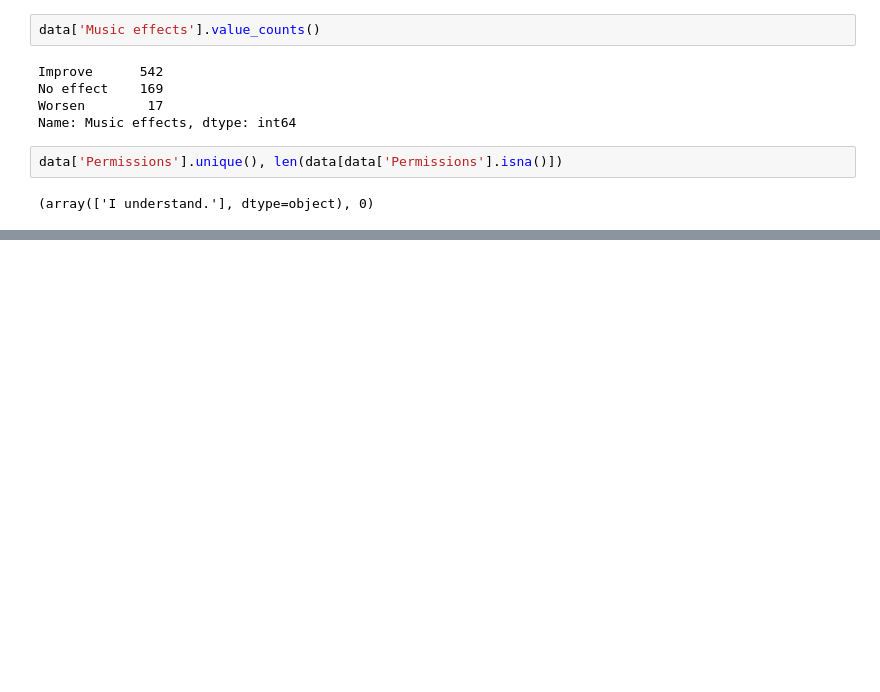
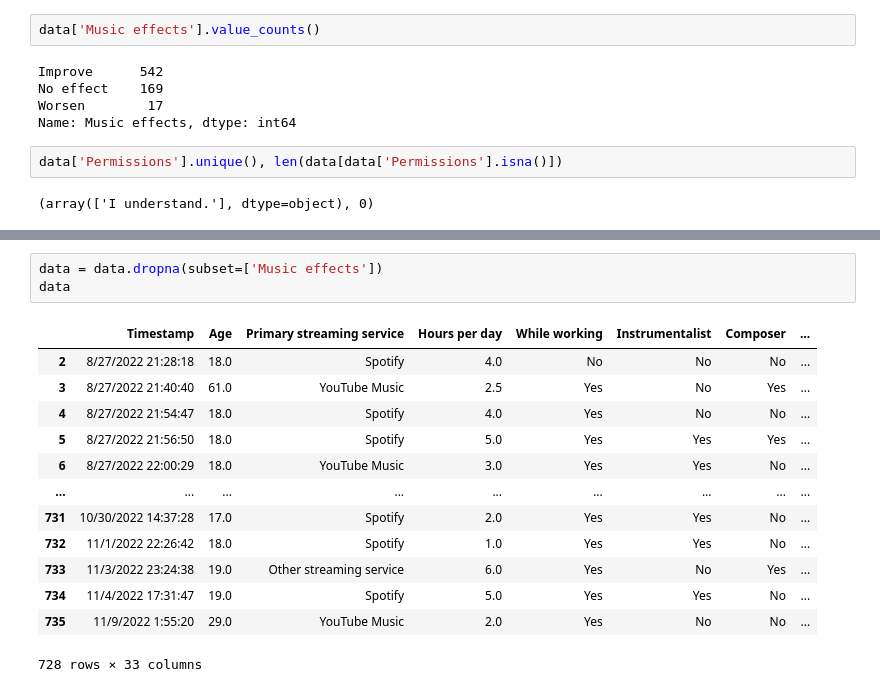
Before and after one commit to MargueriteSzabo/music_mentalhealth, a Jupyter notebook: notebooks/EDA.ipynb, the cells around one changed output, grey strips where cells are left out. Cells and saved outputs as stored; diff of their text form; blank space fills up the shorter version.

```diff
--- a/notebooks/EDA.ipynb
+++ b/notebooks/EDA.ipynb
@@ -240,0 +280,17 @@ data['Permissions'].unique(), len(data[data['Permissions'].isna()])
+# %%
+data = data.dropna(subset=['Music effects'])
+data
+# %% [output]
+|  | Timestamp | Age | Primary streaming service | Hours per day | While working | Instrumentalist | Composer | ... |
+| 2 | 8/27/2022 21:28:18 | 18.0 | Spotify | 4.0 | No | No | No | ... |
+| 3 | 8/27/2022 21:40:40 | 61.0 | YouTube Music | 2.5 | Yes | No | Yes | ... |
+| 4 | 8/27/2022 21:54:47 | 18.0 | Spotify | 4.0 | Yes | No | No | ... |
+| 5 | 8/27/2022 21:56:50 | 18.0 | Spotify | 5.0 | Yes | Yes | Yes | ... |
+| 6 | 8/27/2022 22:00:29 | 18.0 | YouTube Music | 3.0 | Yes | Yes | No | ... |
+| ... | ... | ... | ... | ... | ... | ... | ... | ... |
+| 731 | 10/30/2022 14:37:28 | 17.0 | Spotify | 2.0 | Yes | Yes | No | ... |
+| 732 | 11/1/2022 22:26:42 | 18.0 | Spotify | 1.0 | Yes | Yes | No | ... |
+| 733 | 11/3/2022 23:24:38 | 19.0 | Other streaming service | 6.0 | Yes | No | Yes | ... |
+| 734 | 11/4/2022 17:31:47 | 19.0 | Spotify | 5.0 | Yes | Yes | No | ... |
+| 735 | 11/9/2022 1:55:20 | 29.0 | YouTube Music | 2.0 | Yes | No | No | ... |
+728 rows × 33 columns
```
Also changed, not shown: parts of 11 cells of this notebook, 3 other files.
